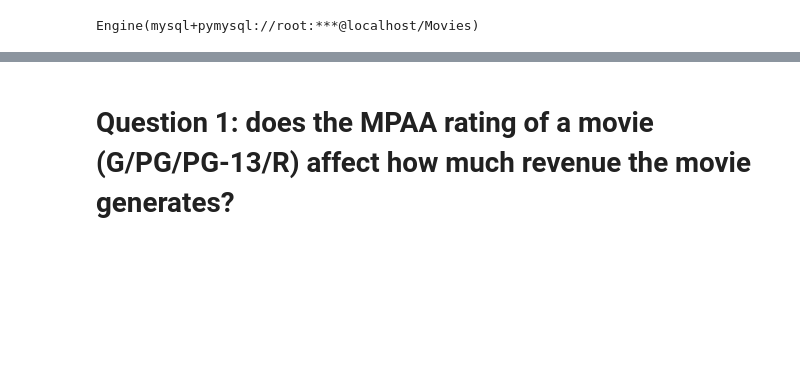
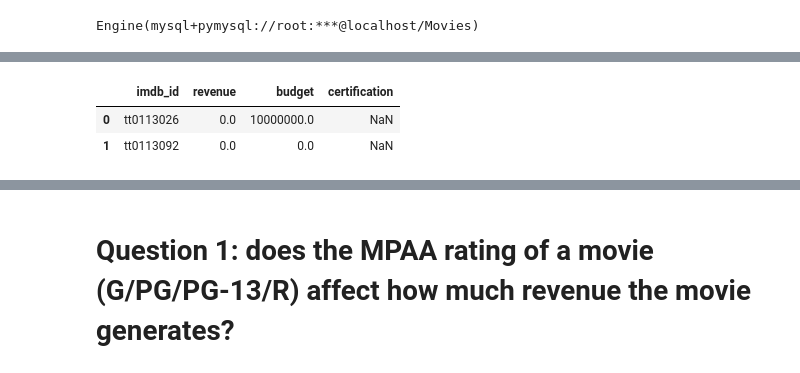
Before and after one commit to sheha919/movie_production_analysis, a Jupyter notebook: part4.ipynb, the cells around one changed output, grey strips where cells are left out. Drawn from its saved outputs; the diff is of its cells as text; code cells hidden in the pictures; blank space fills up the shorter version.

```diff
--- a/part4.ipynb
+++ b/part4.ipynb
@@ -40,0 +72,7 @@ Engine(mysql+pymysql://root:***@localhost/Movies)
+# %%
+tmdb_data = tmdb_data[['imdb_id','revenue','budget','certification']]
+tmdb_data.head(2)
+# %% [output]
+|  | imdb_id | revenue | budget | certification |
+| 0 | tt0113026 | 0.0 | 10000000.0 | NaN |
+| 1 | tt0113092 | 0.0 | 0.0 | NaN |
```
Also changed, not shown: parts of 7 cells of this notebook, 46 other files.
